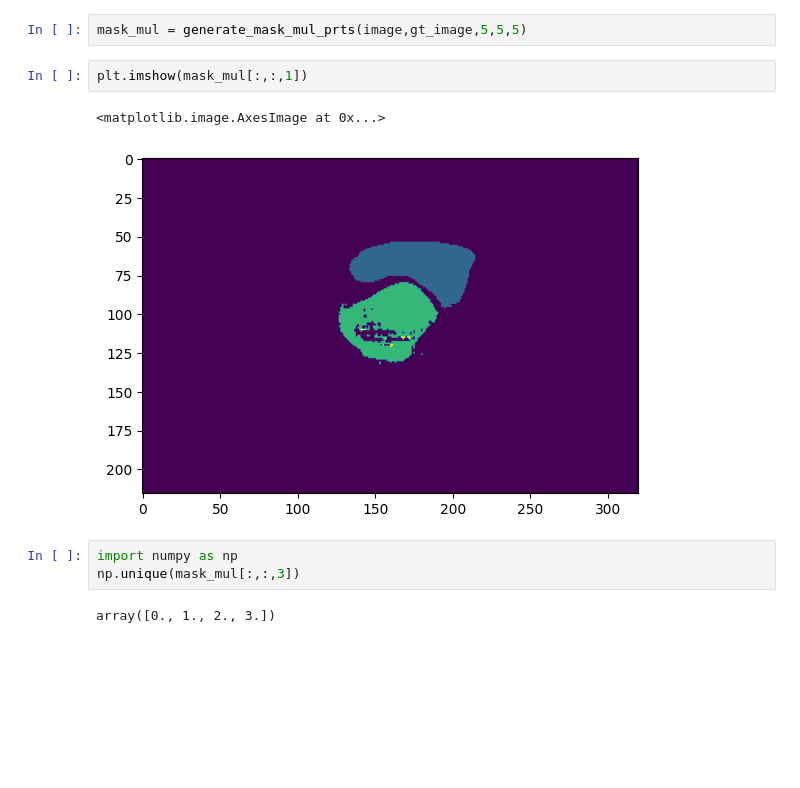
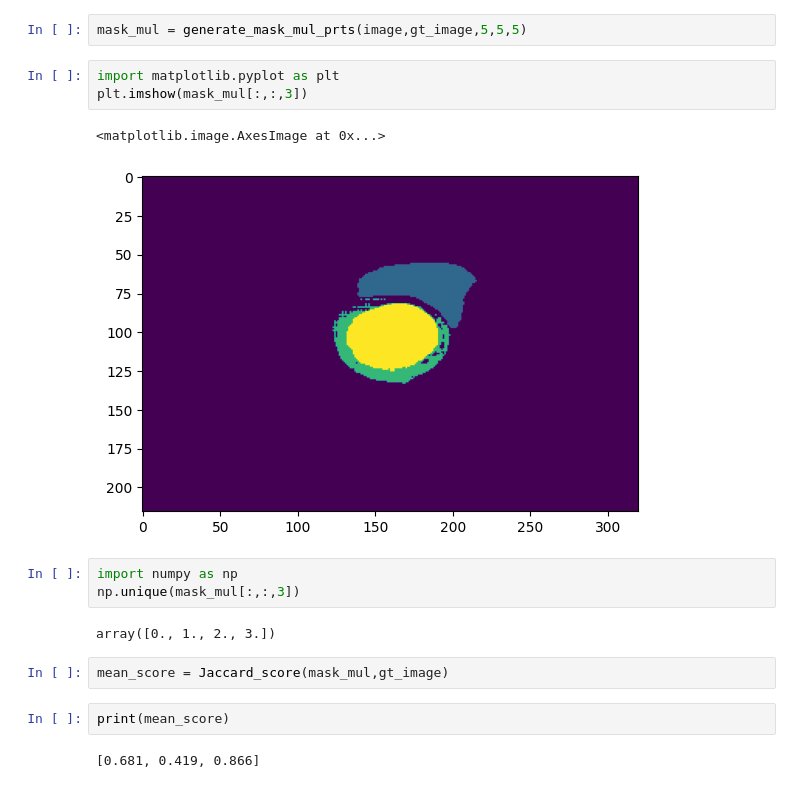
Before and after one commit to ThanhNguyen140/SAM_evaluation, a Jupyter notebook: thanh/sam_thanh.ipynb, the cells around one changed output. Drawn from its saved outputs; the diff is of its cells as text; blank space fills up the shorter version.

```diff
--- a/thanh/sam_thanh.ipynb
+++ b/thanh/sam_thanh.ipynb
@@ -361,13 +365,20 @@ import matplotlib.pyplot as plt
 #plt.imshow(mask_sing[:,:,4])
 # %%
 mask_mul = generate_mask_mul_prts(image,gt_image,5,5,5)
-# %%
-plt.imshow(mask_mul[:,:,1])
-# %% [output]
-<matplotlib.image.AxesImage at 0x...>
-[figure, removed]
+# %%
+import matplotlib.pyplot as plt
+plt.imshow(mask_mul[:,:,3])
+# %% [output]
+<matplotlib.image.AxesImage at 0x...>
+[figure, added]
 # %%
 import numpy as np
 np.unique(mask_mul[:,:,3])
 # %% [output]
 array([0., 1., 2., 3.])
+# %%
+mean_score = Jaccard_score(mask_mul,gt_image)
+# %%
+print(mean_score)
+# %% [output]
+[0.681, 0.419, 0.866]
```
Also changed, not shown: parts of 8 cells of this notebook.
